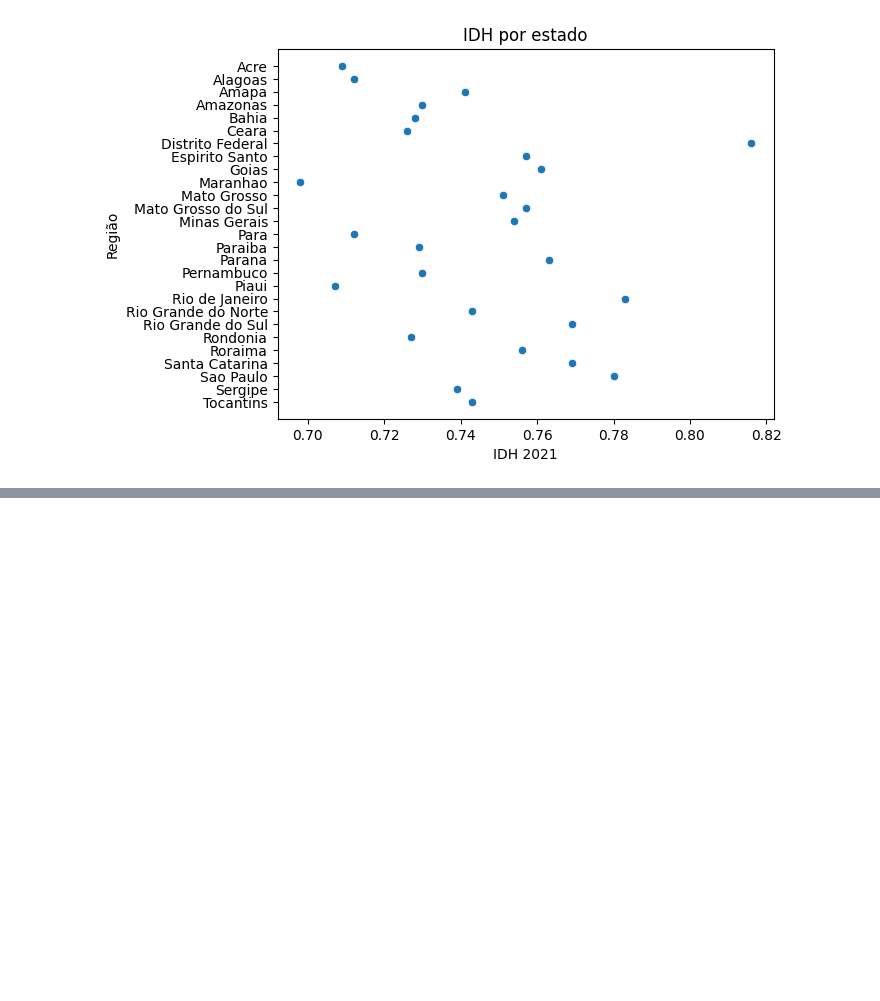
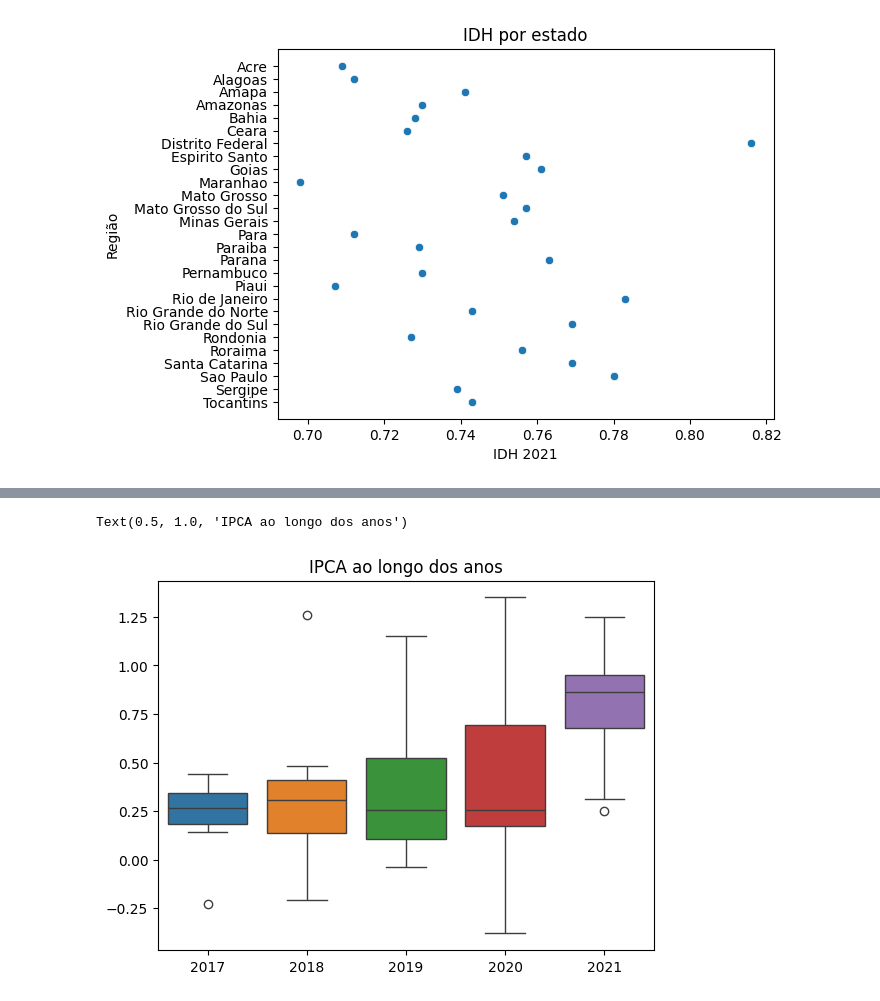
Before and after one commit to DjallenDias/IDSProject, a Jupyter notebook: notebook.ipynb, the cells around one changed output, grey strips where cells are left out. Saved outputs shown, nothing was run; the diff lists cells and outputs as text; code cells hidden in the pictures; blank space fills up the shorter version.

Commit message:
Graficos e dados IPCA

```diff
--- a/notebook.ipynb
+++ b/notebook.ipynb
@@ -190,3 +190,24 @@ for cln in dataIdhReg:
 [figure]
 [figure]
 [figure]
+# %%
+dataIpcaMedio = pd.DataFrame(columns=["Mes", "2017", "2018", "2019", "2020", "2021"])
+
+meses = ("Janeiro", "Fevereiro", "Março", "Abril", "Maio", "Junho", "Julho", "Agosto", "Setembro", "Outubro",
+         "Novembro", "Dezembro")
+for i in range(0, 12):
+    dataIpcaMedio = dataIpcaMedio._append({"Mes": meses[i]}, ignore_index=True)
+
+for j in range(17, 22):
+    for i in range(1, 13):
+        if i < 10:
+            dataIpca = pd.read_csv(f"arquivos/IPCA/ipca_20{j}/ipca_20{j}0{i}Subitem.csv")
+        else:
+            dataIpca = pd.read_csv(f"arquivos/IPCA/ipca_20{j}/ipca_20{j}{i}Subitem.csv")
+        dataIpcaMedio.loc[i-1, f"20{j}"] = dataIpca["NACIONAL"].loc[0]
+
+for cln in dataIpcaMedio:
+    if cln == 'Mes': continue
+    print(f'Var       {dataIpcaMedio[cln].var():.6f}')
+    print(dataIpcaMedio[cln].describe())
+    print()
@@ -192,0 +232,5 @@ for cln in dataIdhReg:
+# %%
+sb.boxplot(data=dataIpcaMedio).set_title('IPCA ao longo dos anos')
+# %% [output]
+Text(0.5, 1.0, 'IPCA ao longo dos anos')
+[figure, added]
```
Also changed, not shown: parts of 2 cells of this notebook.
